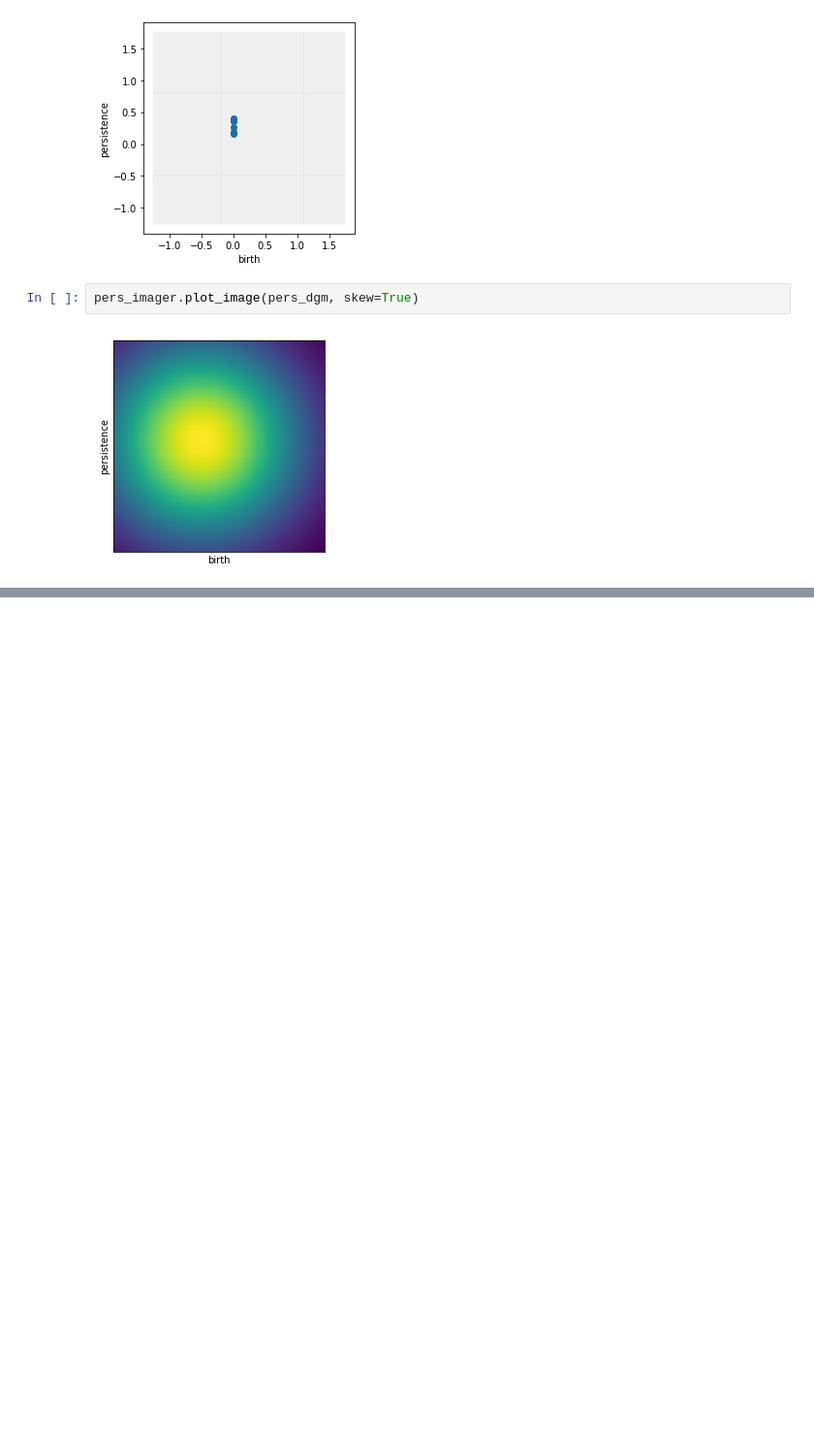
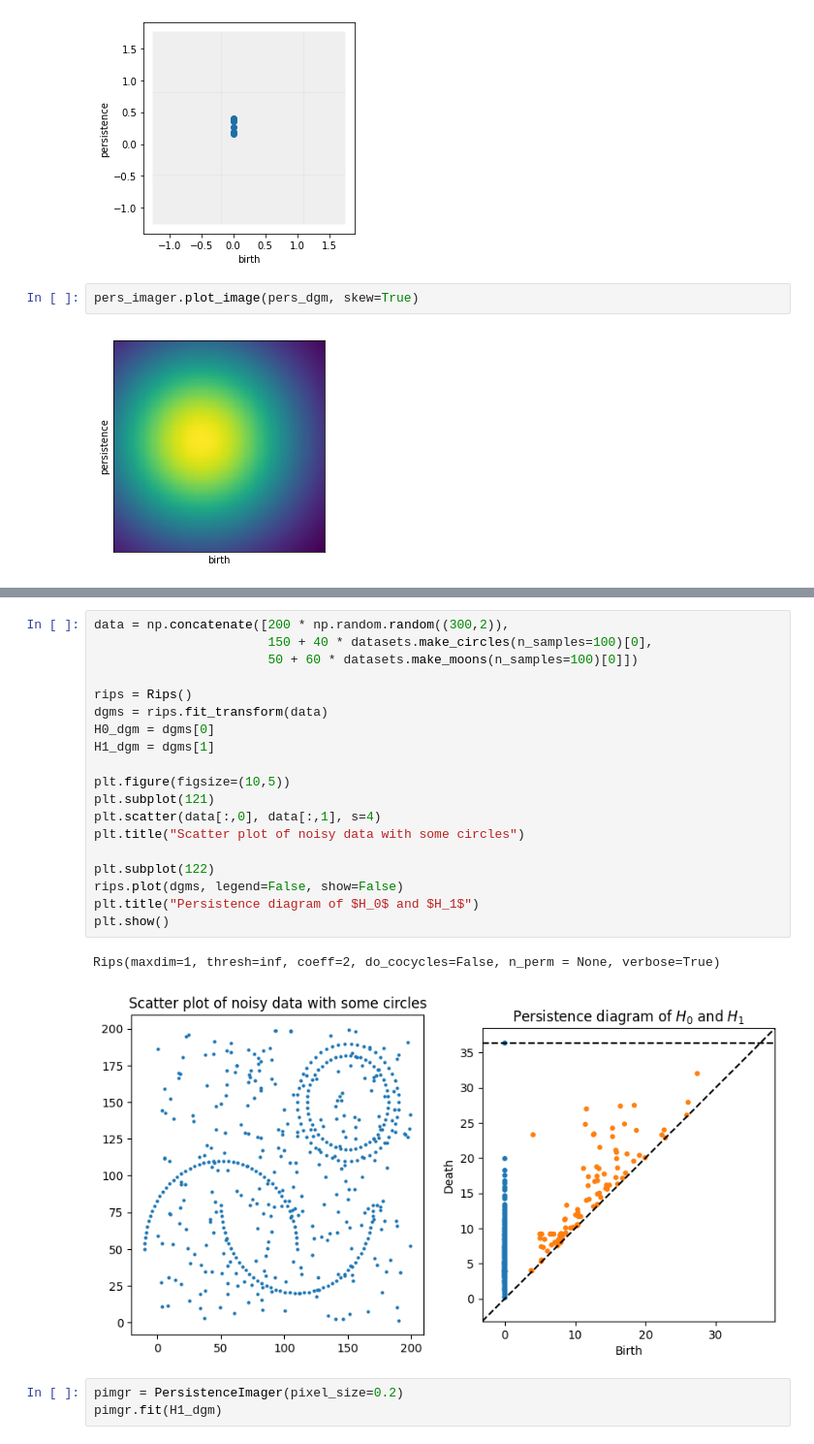
Before and after one commit to almartcas/TFG, a Jupyter notebook: PI.ipynb, the cells around one changed output, grey strips where cells are left out. Shown: that part at 97% size. Drawn from its saved outputs; the diff is of its cells as text; blank space fills up the shorter version.

```diff
--- a/PI.ipynb
+++ b/PI.ipynb
@@ -94,0 +147,25 @@ pers_imager.plot_image(pers_dgm, skew=True)
+# %%
+data = np.concatenate([200 * np.random.random((300,2)),
+                       150 + 40 * datasets.make_circles(n_samples=100)[0],
+                       50 + 60 * datasets.make_moons(n_samples=100)[0]])
+
+rips = Rips()
+dgms = rips.fit_transform(data)
+H0_dgm = dgms[0]
+H1_dgm = dgms[1]
+
+plt.figure(figsize=(10,5))
+plt.subplot(121)
+plt.scatter(data[:,0], data[:,1], s=4)
+plt.title("Scatter plot of noisy data with some circles")
+
+plt.subplot(122)
+rips.plot(dgms, legend=False, show=False)
+plt.title("Persistence diagram of $H_0$ and $H_1$")
+plt.show()
+# %% [output]
+Rips(maxdim=1, thresh=inf, coeff=2, do_cocycles=False, n_perm = None, verbose=True)
+[figure, added]
+# %%
+pimgr = PersistenceImager(pixel_size=0.2)
+pimgr.fit(H1_dgm)
```
Also changed, not shown: parts of 9 cells of this notebook.
